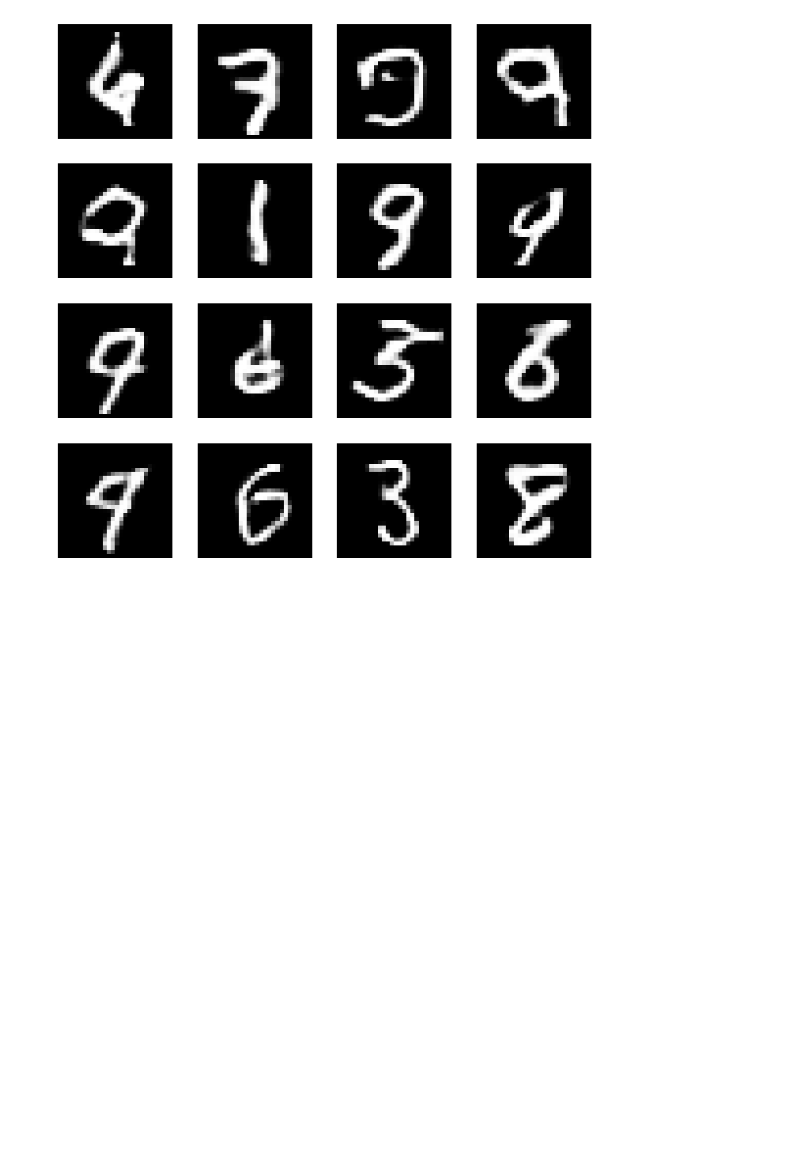
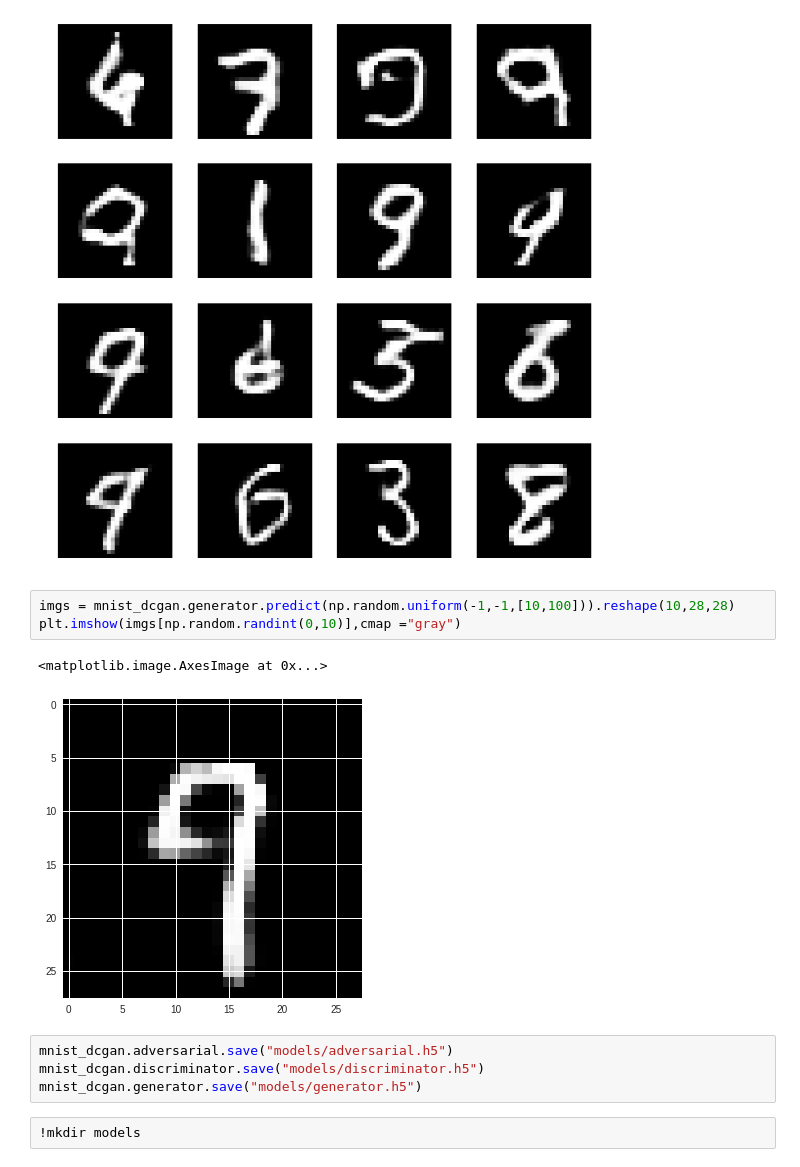
Before and after one commit to Josselinb/OMA_GANs, a Jupyter notebook: GAN_digits.ipynb, the cells around one changed output. Saved outputs shown, nothing was run; the diff lists cells and outputs as text; blank space fills up the shorter version.

```diff
--- a/GAN_digits.ipynb
+++ b/GAN_digits.ipynb
@@ -317,3 +317,15 @@ Instructions for updating:
 5244: [D loss: 0.696542, acc: 0.521484]  [A loss: 0.731362, acc: 0.468750]
 5245: [D loss: 0.719249, a
 [figure]
+# %%
+imgs = mnist_dcgan.generator.predict(np.random.uniform(-1,-1,[10,100])).reshape(10,28,28)
+plt.imshow(imgs[np.random.randint(0,10)],cmap ="gray")
+# %% [output]
+<matplotlib.image.AxesImage at 0x...>
+[figure, added]
+# %%
+mnist_dcgan.adversarial.save("models/adversarial.h5")
+mnist_dcgan.discriminator.save("models/discriminator.h5")
+mnist_dcgan.generator.save("models/generator.h5")
+# %%
+!mkdir models
```
